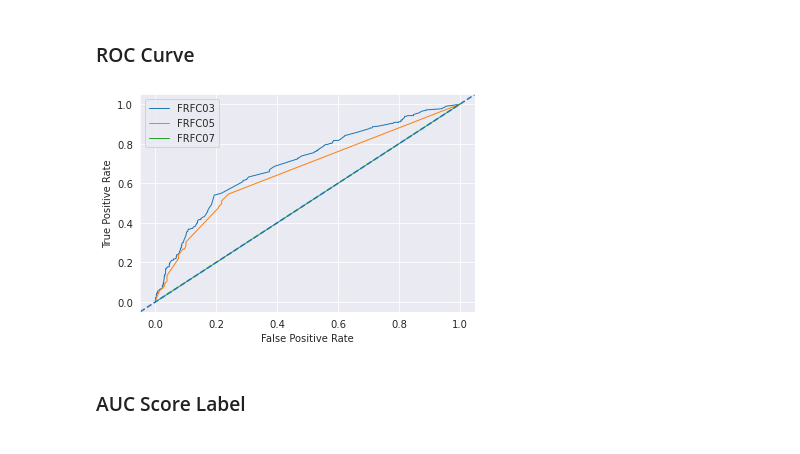
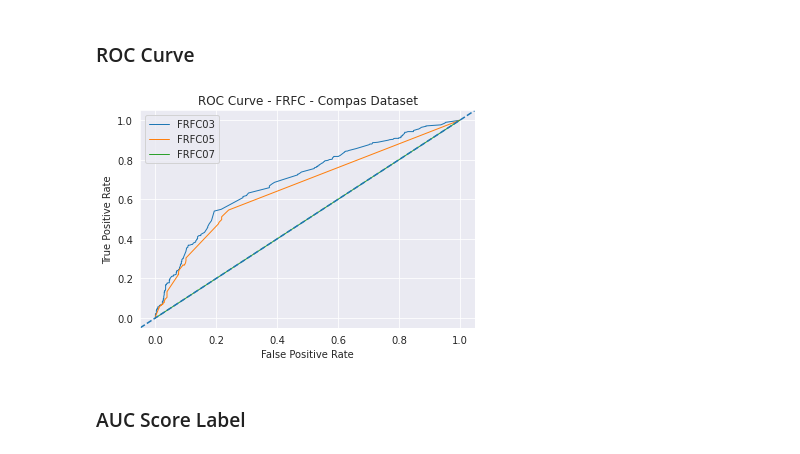
Before and after one commit to bcwein/Forseti, a Jupyter notebook: notebooks/model-evaluation.ipynb, the cells around one changed output. Saved outputs shown, nothing was run; the diff lists cells and outputs as text; code cells hidden in the pictures.

```diff
--- a/notebooks/model-evaluation.ipynb
+++ b/notebooks/model-evaluation.ipynb
@@ -375,20 +411,21 @@ fairnessDF.round(2)
 # %%
 fpr_fair, tpr_fair, threshold = roc_curve(y,  pred_compas_prob_FRFC03)
 fpr_income, tpr_income, _ = roc_curve(y,  pred_compas_prob_FRFC05)
 fpr_NBsens, tpr_NBsens, _ = roc_curve(y,  pred_compas_prob_FRFC07)
 
 #create ROC curve
 plt.plot(fpr_fair, tpr_fair, label='FRFC03', linewidth=1)
 plt.plot(fpr_income, tpr_income, label='FRFC05', linewidth=1)
 plt.plot(fpr_NBsens, tpr_NBsens, label='FRFC07', linewidth=1)
 plt.ylabel('True Positive Rate')
 plt.xlabel('False Positive Rate')
 plt.axline((1, 1), slope=1, ls="--")
 plt.legend()
-plt.savefig('figures/compas_FRFC_roc.png', dpi=200)
+plt.title('ROC Curve - FRFC - Compas Dataset')
+plt.savefig('figures/compas_frfc_roc.png', dpi=200, bbox_inches='tight')
 plt.show()
 # %% [output]
-[figure, old version]
+[figure, new version]
 # %% [markdown]
 ### AUC Score Label
 # %%
```
Also changed, not shown: parts of 10 cells of this notebook, 13 other files.
